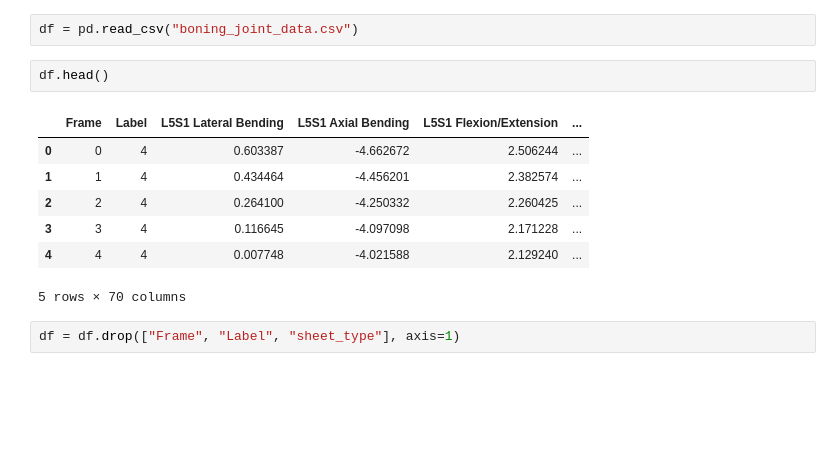
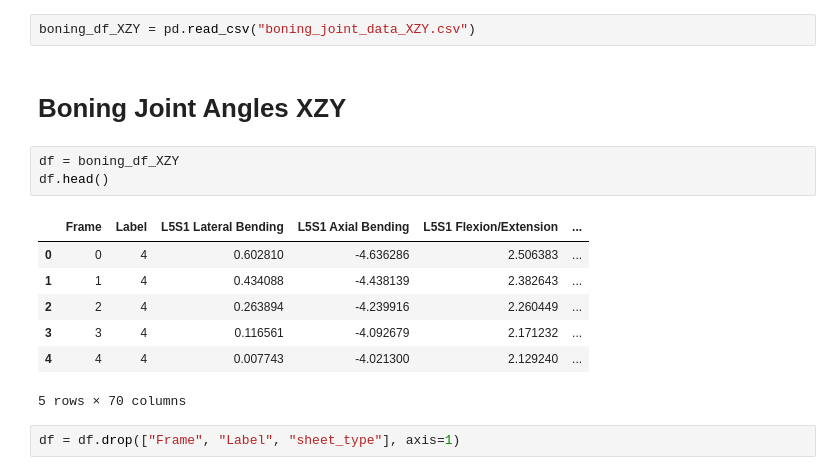
Before and after one commit to hengrvisal/knife_sharpness, a Jupyter notebook: bodymech.ipynb, the cells around one changed output. Cells and saved outputs as stored; diff of their text form; blank space fills up the shorter version.

```diff
--- a/bodymech.ipynb
+++ b/bodymech.ipynb
@@ -177,14 +160,17 @@ Saved data to boning_joint_data.csv (83458 rows, 70 columns)
 # %%
-df = pd.read_csv("boning_joint_data.csv")
+boning_df_XZY = pd.read_csv("boning_joint_data_XZY.csv")
+# %% [markdown]
+# **Boning Joint Angles XZY**
 # %%
+df = boning_df_XZY
 df.head()
 # %% [output]
 |  | Frame | Label | L5S1 Lateral Bending | L5S1 Axial Bending | L5S1 Flexion/Extension | ... |
-| 0 | 0 | 4 | 0.603387 | -4.662672 | 2.506244 | ... |
-| 1 | 1 | 4 | 0.434464 | -4.456201 | 2.382574 | ... |
-| 2 | 2 | 4 | 0.264100 | -4.250332 | 2.260425 | ... |
-| 3 | 3 | 4 | 0.116645 | -4.097098 | 2.171228 | ... |
-| 4 | 4 | 4 | 0.007748 | -4.021588 | 2.129240 | ... |
+| 0 | 0 | 4 | 0.602810 | -4.636286 | 2.506383 | ... |
+| 1 | 1 | 4 | 0.434088 | -4.438139 | 2.382643 | ... |
+| 2 | 2 | 4 | 0.263894 | -4.239916 | 2.260449 | ... |
+| 3 | 3 | 4 | 0.116561 | -4.092679 | 2.171232 | ... |
+| 4 | 4 | 4 | 0.007743 | -4.021300 | 2.129240 | ... |
 5 rows × 70 columns
 # %%
 df = df.drop(["Frame", "Label", "sheet_type"], axis=1)
```
Also changed, not shown: parts of 21 cells of this notebook, 5 other files.
